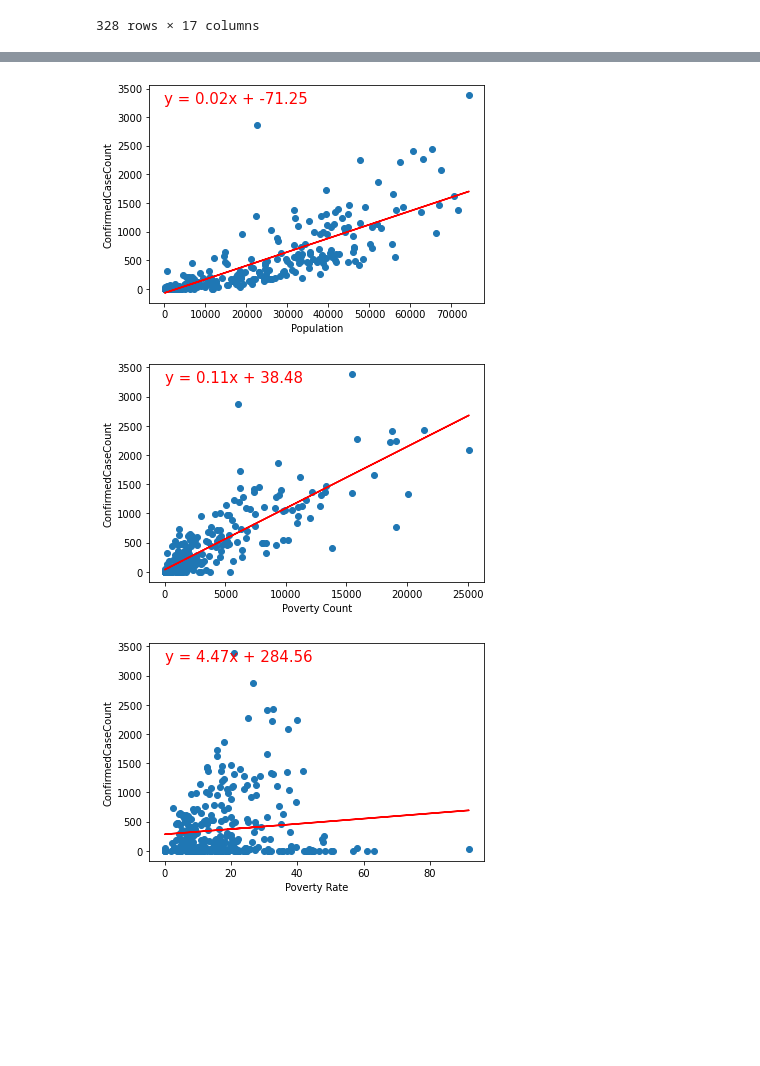
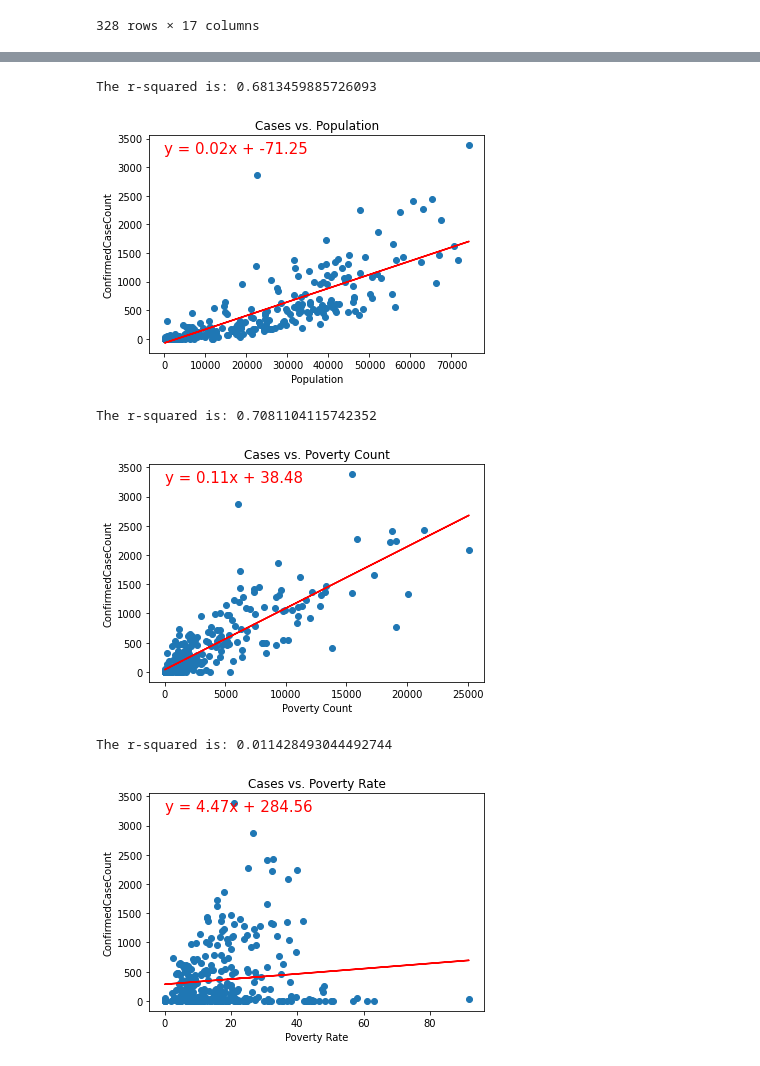
Before and after one commit to nhingtge/Project-1, a Jupyter notebook: Project.ipynb, the cells around one changed output, grey strips where cells are left out. Cells and saved outputs as stored; diff of their text form; code cells hidden in the pictures; blank space fills up the shorter version.

```diff
--- a/Project.ipynb
+++ b/Project.ipynb
@@ -120,17 +121,20 @@ fig
 # %%
 x_values = merged_df["Population"]
 y_values = merged_df["ConfirmedCaseCount"]
 (slope, intercept, rvalue, pvalue, stderr) = linregress(x_values, y_values)
 regress_values = x_values * slope + intercept
 line_eq = "y = " + str(round(slope,2)) + "x + " + str(round(intercept,2))
 plt.scatter(x_values,y_values)
 plt.plot(x_values,regress_values,"r-")
 plt.annotate(line_eq,(0,3250),fontsize=15,color="red")
 plt.xlabel('Population')
 plt.ylabel('ConfirmedCaseCount')
+plt.title("Cases vs. Population")
+print(f"The r-squared is: {rvalue**2}")
 plt.show()
 # %% [output]
+The r-squared is: 0.6813459885726093
-[figure, old version]
+[figure, new version]
 # %%
 x_values = merged_df["Poverty Count"]
 y_values = merged_df["ConfirmedCaseCount"]
@@ -142,9 +146,12 @@ plt.plot(x_values,regress_values,"r-")
 plt.annotate(line_eq,(0,3250),fontsize=15,color="red")
 plt.xlabel('Poverty Count')
 plt.ylabel('ConfirmedCaseCount')
+plt.title("Cases vs. Poverty Count")
+print(f"The r-squared is: {rvalue**2}")
 plt.show()
 # %% [output]
+The r-squared is: 0.7081104115742352
-[figure, old version]
+[figure, new version]
 # %%
 x_values = merged_df["Poverty Rate"]
 y_values = merged_df["ConfirmedCaseCount"]
@@ -156,9 +163,12 @@ plt.plot(x_values,regress_values,"r-")
 plt.annotate(line_eq,(0,3250),fontsize=15,color="red")
 plt.xlabel('Poverty Rate')
 plt.ylabel('ConfirmedCaseCount')
+plt.title("Cases vs. Poverty Rate")
+print(f"The r-squared is: {rvalue**2}")
 plt.show()
 # %% [output]
+The r-squared is: 0.011428493044492744
-[figure, old version]
+[figure, new version]
 # %%
 x_values = merged_df["White Population"]
 y_values = merged_df["ConfirmedCaseCount"]
```
Also changed, not shown: parts of 6 cells of this notebook.
